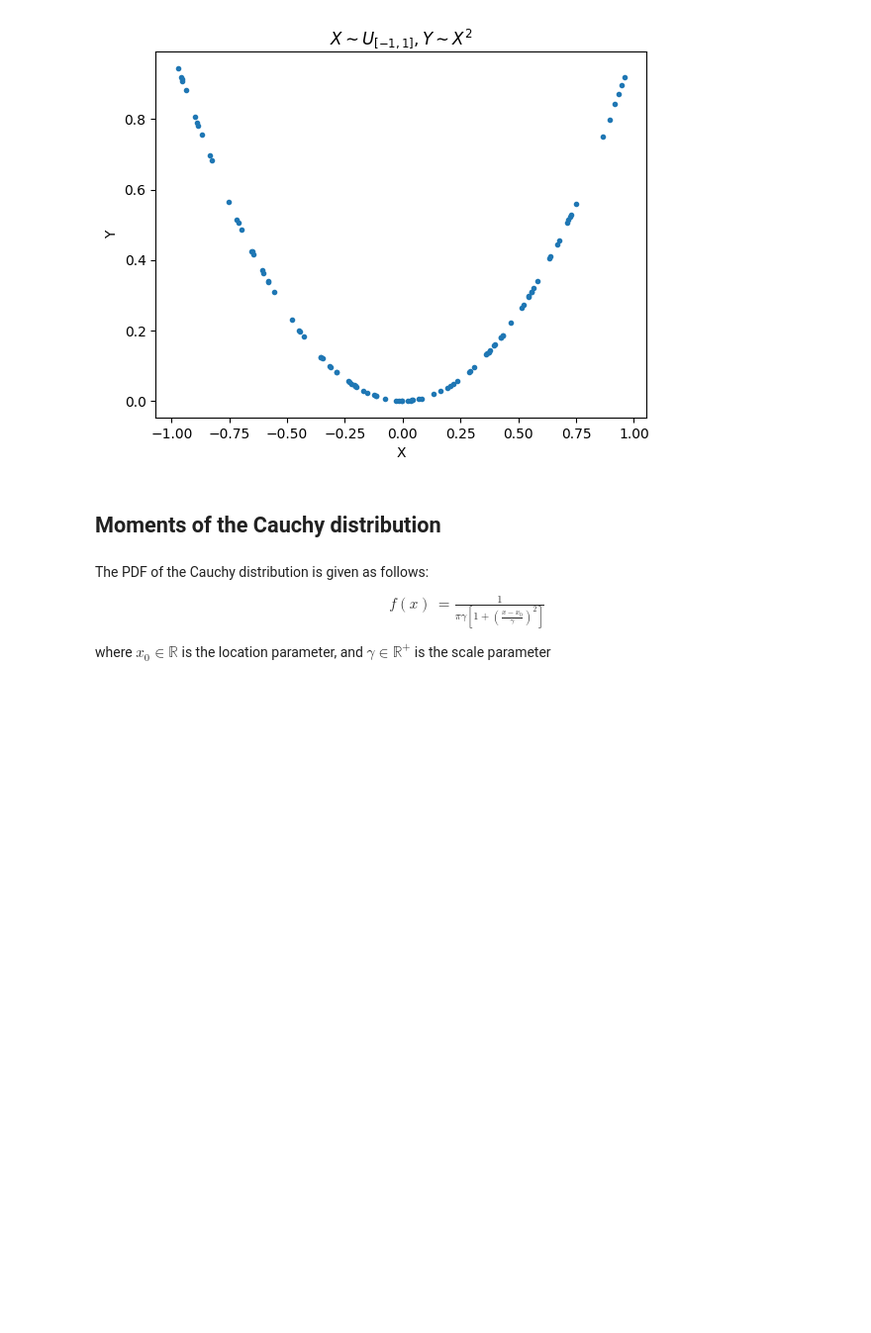
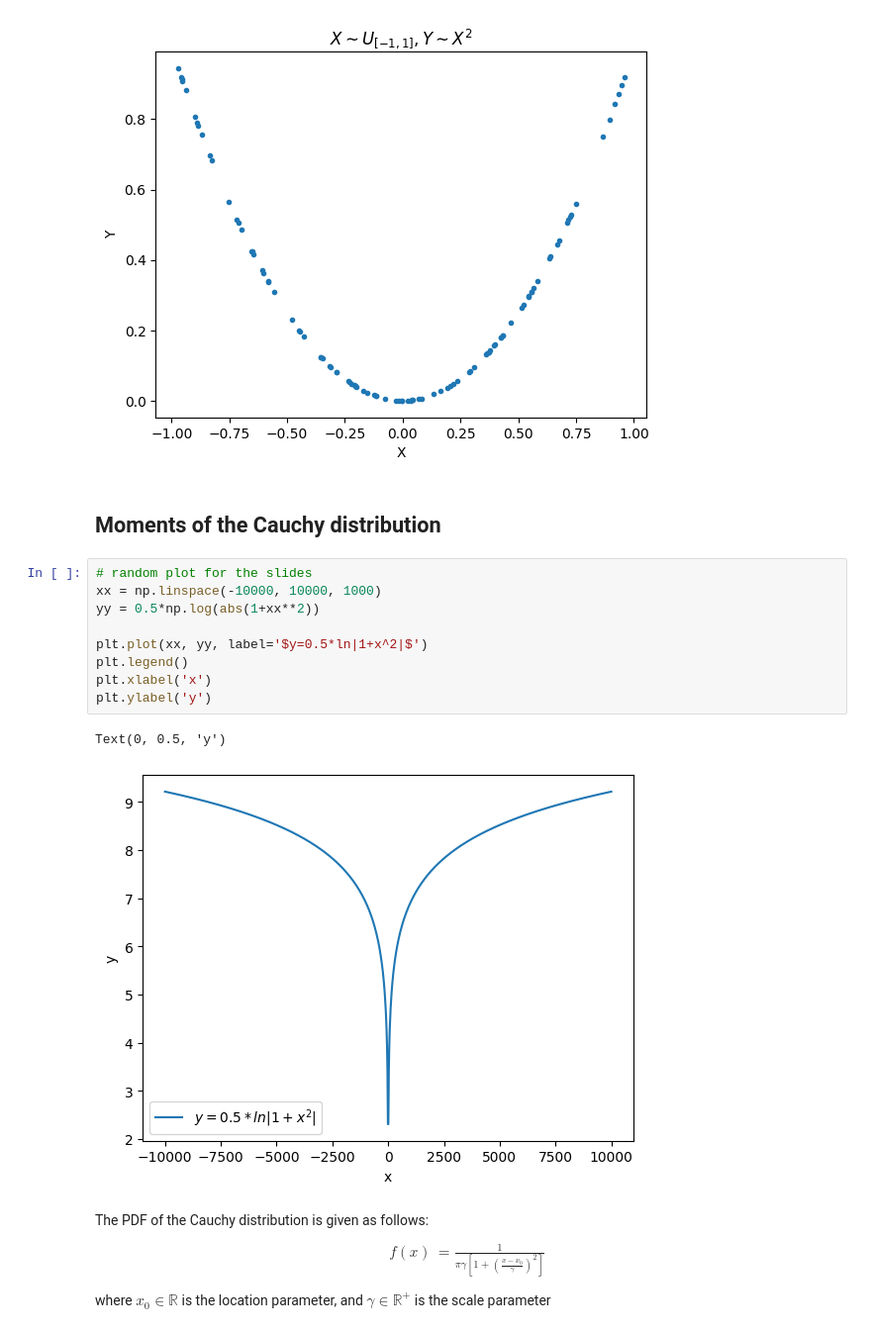
Before and after one commit to plt109/shp_stats_course, a Jupyter notebook: lesson_2/lesson2_cauchy_moments.ipynb, the cells around one changed output. Shown at 99% size. Saved outputs shown, nothing was run; the diff lists cells and outputs as text; blank space fills up the shorter version.

```diff
--- a/lesson_2/lesson2_cauchy_moments.ipynb
+++ b/lesson_2/lesson2_cauchy_moments.ipynb
@@ -32,6 +32,18 @@ Text(0.5, 1.0, '$X\\sim U_{[-1, 1]},Y\\sim X^2$')
 [figure]
 # %% [markdown]
 ## Moments of the Cauchy distribution
+# %%
+# random plot for the slides
+xx = np.linspace(-10000, 10000, 1000)
+yy = 0.5*np.log(abs(1+xx**2))
+
+plt.plot(xx, yy, label='$y=0.5*ln|1+x^2|$')
+plt.legend()
+plt.xlabel('x')
+plt.ylabel('y')
+# %% [output]
+Text(0, 0.5, 'y')
+[figure, added]
 # %% [markdown]
 The PDF of the Cauchy distribution is given as follows:
 \begin{align}
```
